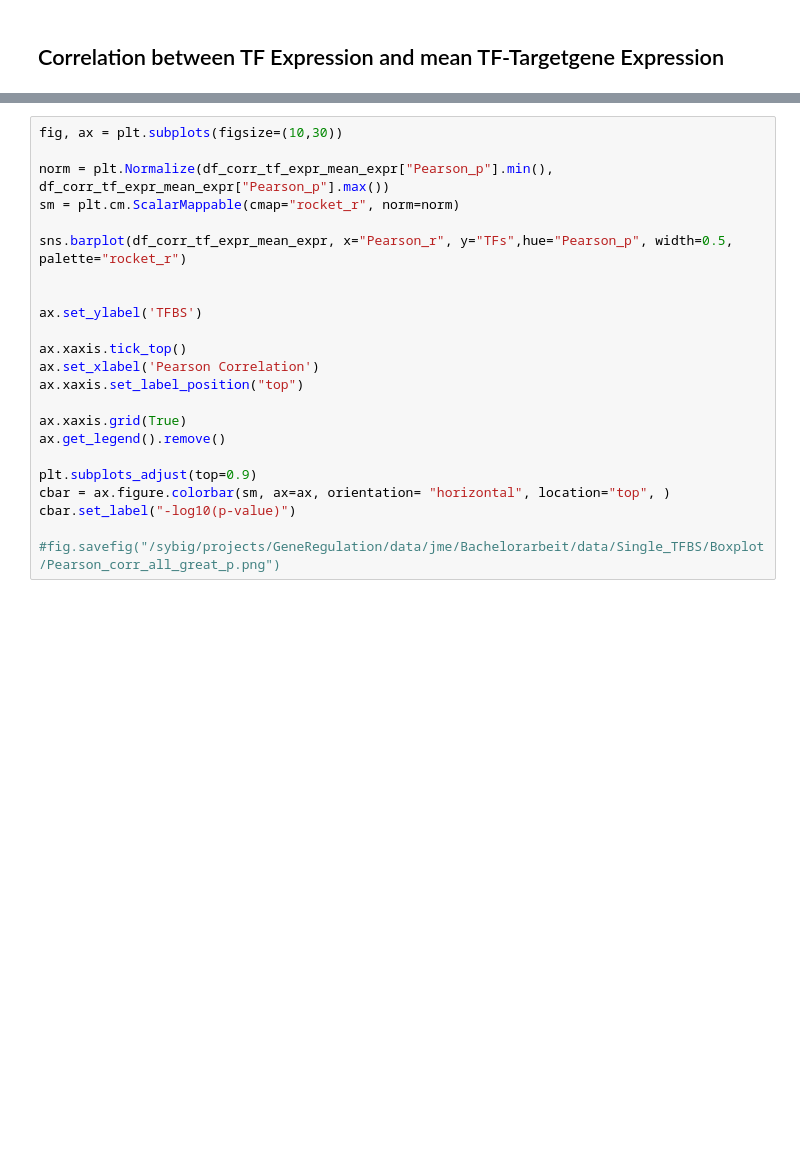
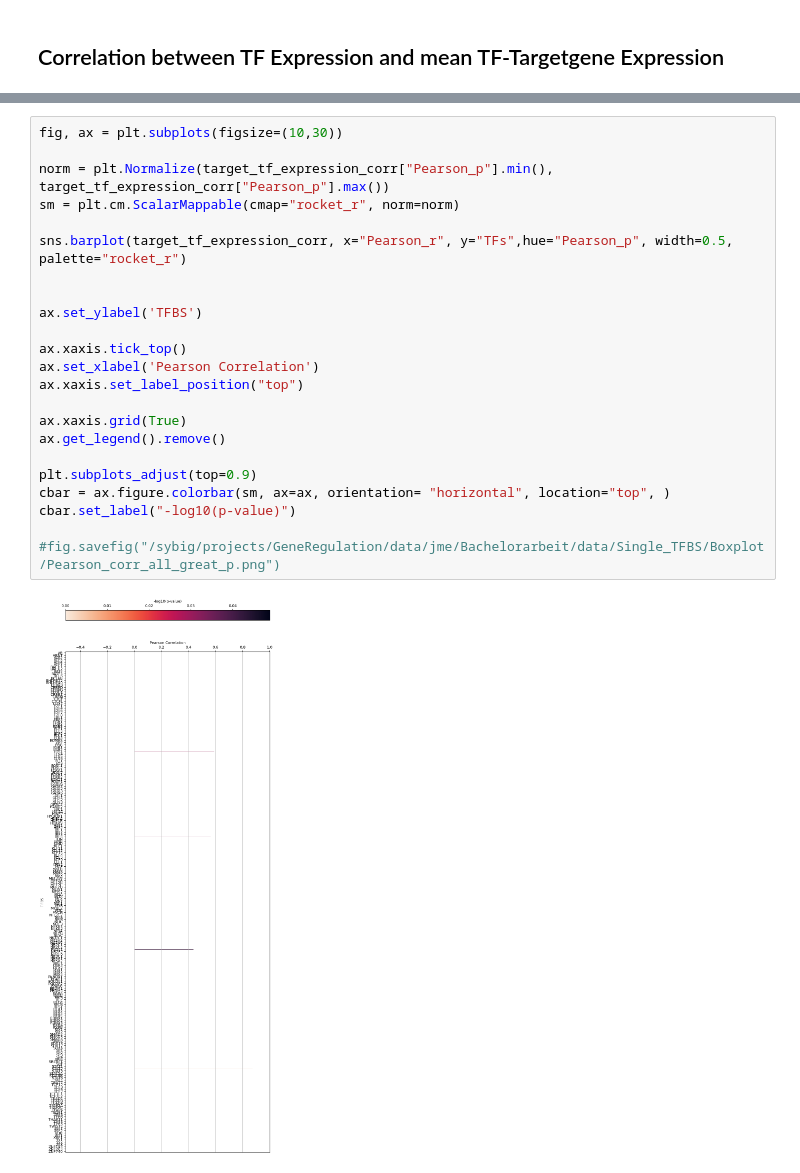
Before and after one commit to JulianMeigen/Bachelor, a Jupyter notebook: E_Single_TFBS/Ensemble_TF_Genexpr.ipynb, the cells around one changed output, grey strips where cells are left out. Drawn from its saved outputs; the diff is of its cells as text; blank space fills up the shorter version.

```diff
--- a/E_Single_TFBS/Ensemble_TF_Genexpr.ipynb
+++ b/E_Single_TFBS/Ensemble_TF_Genexpr.ipynb
@@ -225,24 +227,26 @@ df_corr_tf_expr_mean_expr_filter_p["Pearson_p"] = -np.log10(df_corr_tf_expr_mean
 # %%
 fig, ax = plt.subplots(figsize=(10,30))
 
-norm = plt.Normalize(df_corr_tf_expr_mean_expr["Pearson_p"].min(), df_corr_tf_expr_mean_expr["Pearson_p"].max())
+norm = plt.Normalize(target_tf_expression_corr["Pearson_p"].min(), target_tf_expression_corr["Pearson_p"].max())
 sm = plt.cm.ScalarMappable(cmap="rocket_r", norm=norm)
 
-sns.barplot(df_corr_tf_expr_mean_expr, x="Pearson_r", y="TFs",hue="Pearson_p", width=0.5, palette="rocket_r")
+sns.barplot(target_tf_expression_corr, x="Pearson_r", y="TFs",hue="Pearson_p", width=0.5, palette="rocket_r")
 
 
 ax.set_ylabel('TFBS')
 
 ax.xaxis.tick_top()
 ax.set_xlabel('Pearson Correlation')
 ax.xaxis.set_label_position("top")
 
 ax.xaxis.grid(True)
 ax.get_legend().remove()
 
 plt.subplots_adjust(top=0.9)
 cbar = ax.figure.colorbar(sm, ax=ax, orientation= "horizontal", location="top", )
 cbar.set_label("-log10(p-value)")
 
 #fig.savefig("/sybig/projects/GeneRegulation/data/jme/Bachelorarbeit/data/Single_TFBS/Boxplot/Pearson_corr_all_great_p.png")
+# %% [output]
+[figure, added]
 # %%
```
Also changed, not shown: parts of 21 cells of this notebook, 14 other files.
